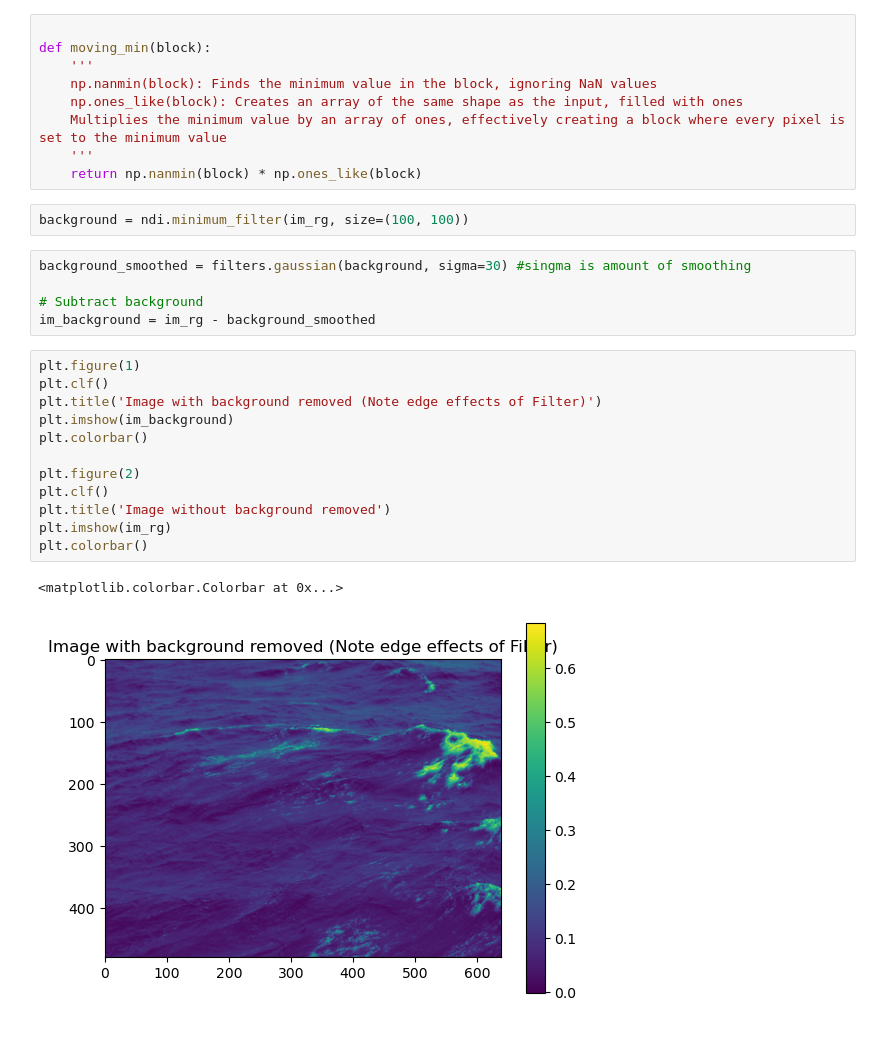
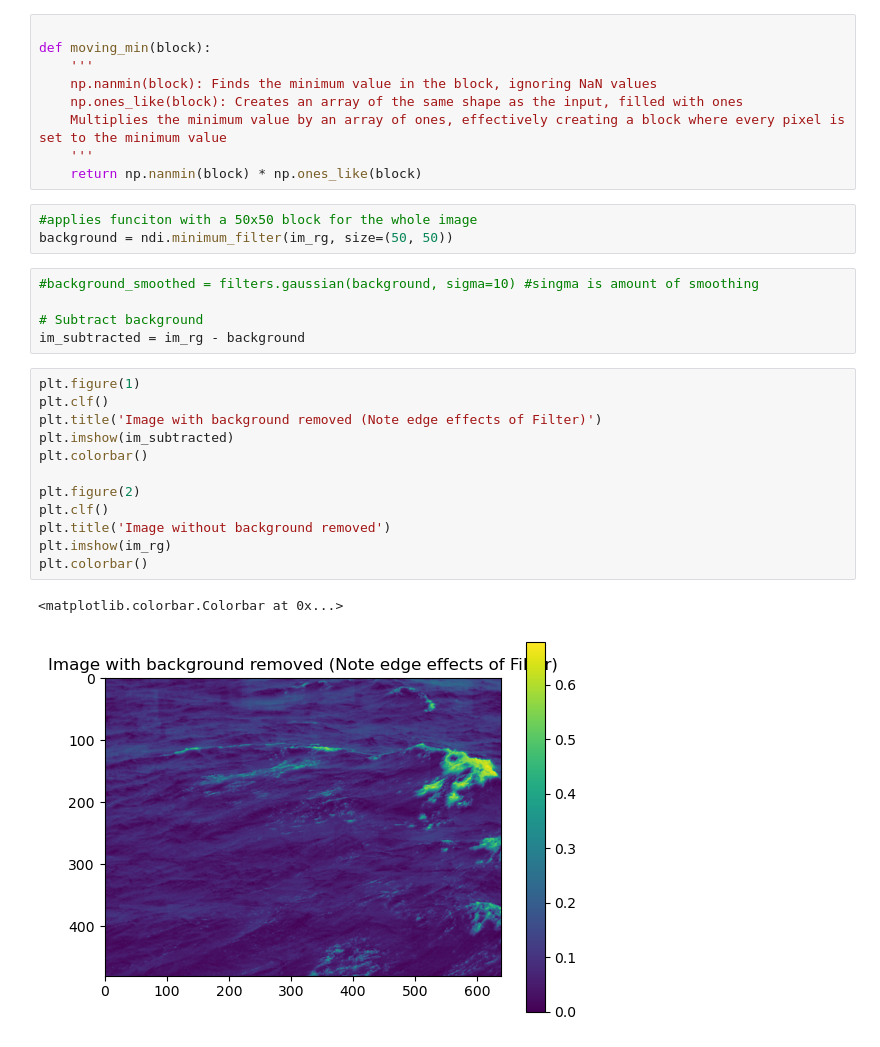
Before and after one commit to irene146/whitecaps, a Jupyter notebook: v1.1.ipynb, the cells around one changed output. Cells and saved outputs as stored; diff of their text form.

```diff
--- a/v1.1.ipynb
+++ b/v1.1.ipynb
@@ -27,26 +28,27 @@ def moving_min(block):
     Multiplies the minimum value by an array of ones, effectively creating a block where every pixel is set to the minimum value
     '''
     return np.nanmin(block) * np.ones_like(block)
-# %%
-background = ndi.minimum_filter(im_rg, size=(100, 100))
+# %%
+#applies funciton with a 50x50 block for the whole image
+background = ndi.minimum_filter(im_rg, size=(50, 50))
 # %%
-background_smoothed = filters.gaussian(background, sigma=30) #singma is amount of smoothing
+#background_smoothed = filters.gaussian(background, sigma=10) #singma is amount of smoothing
 
 # Subtract background
-im_background = im_rg - background_smoothed
+im_subtracted = im_rg - background
 # %%
 plt.figure(1)
 plt.clf()
 plt.title('Image with background removed (Note edge effects of Filter)')
-plt.imshow(im_background)
+plt.imshow(im_subtracted)
 plt.colorbar()
 
 plt.figure(2)
 plt.clf()
 plt.title('Image without background removed')
 plt.imshow(im_rg)
 plt.colorbar()
 # %% [output]
 <matplotlib.colorbar.Colorbar at 0x...>
-[figure, old version]
+[figure, new version]
 [figure]
```
Also changed, not shown: parts of 10 cells of this notebook.
